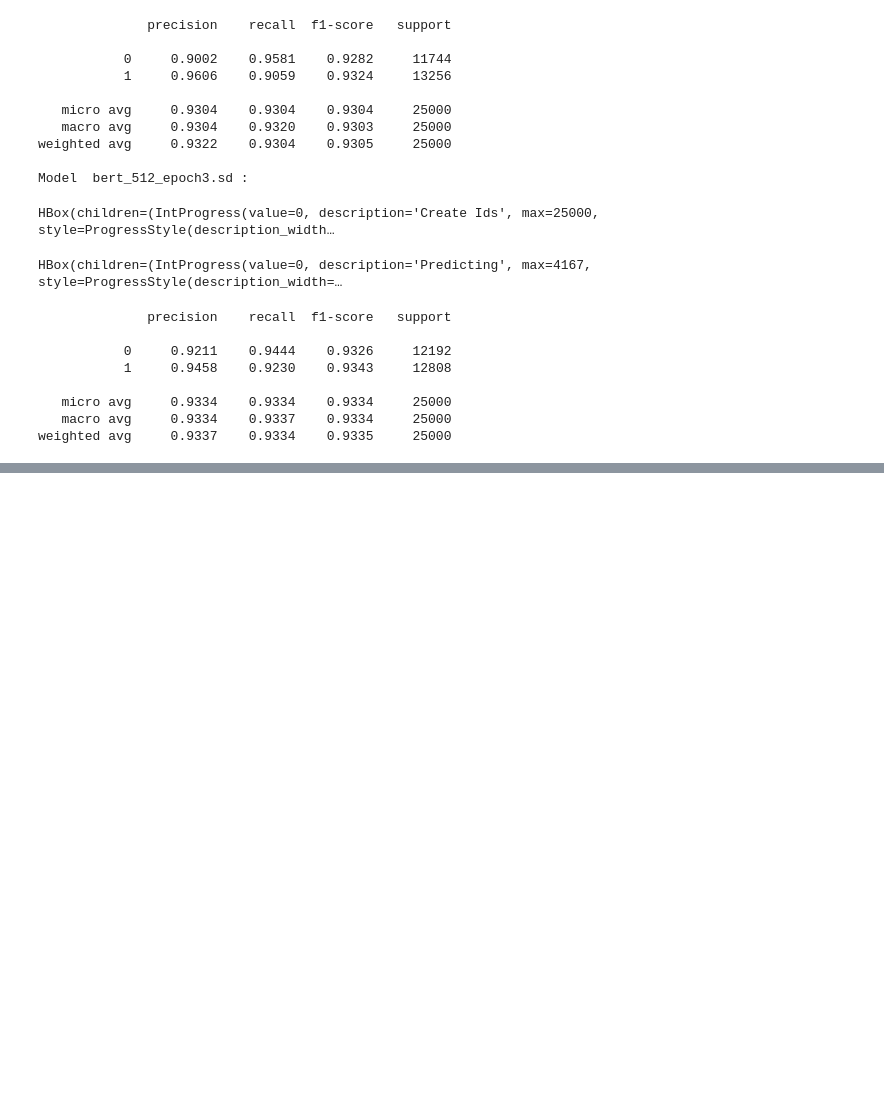
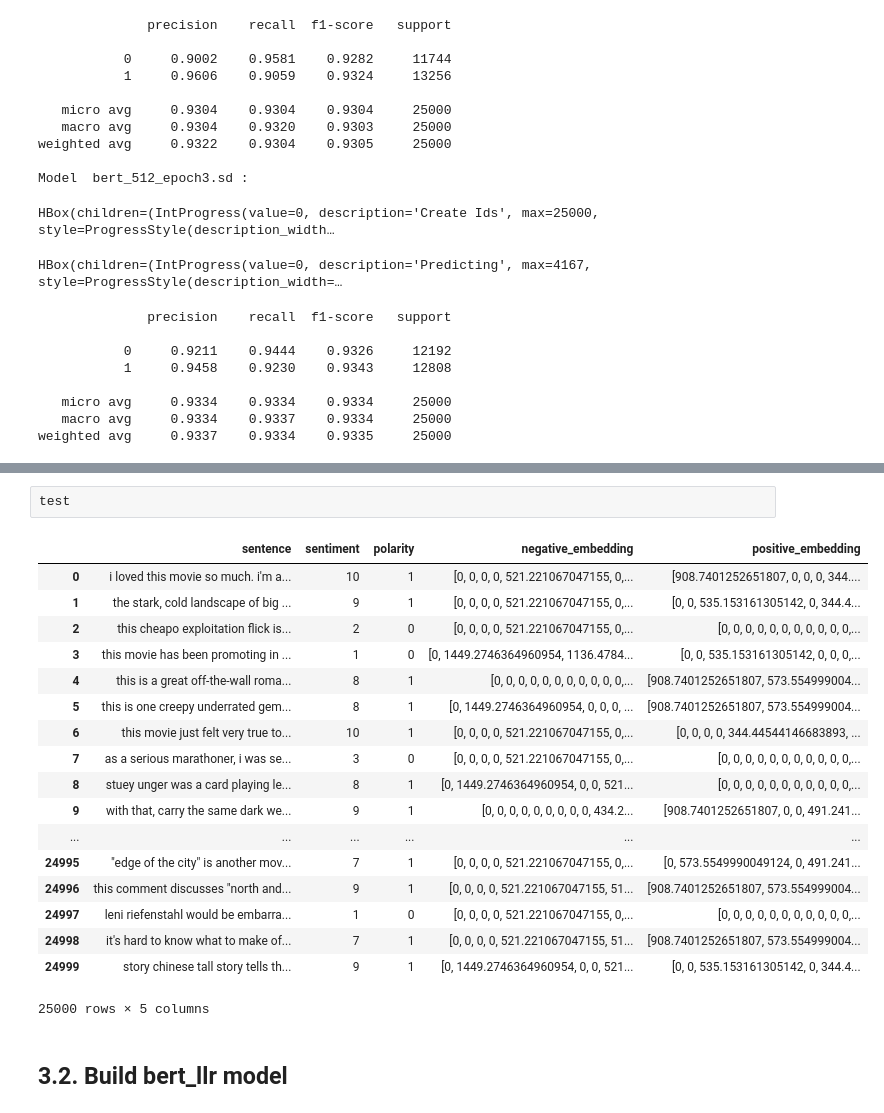
Before and after one commit to duyduc1110/DF2BERT, a Jupyter notebook: BERT_PyTorch.ipynb, the cells around one changed output, grey strips where cells are left out. Saved outputs shown, nothing was run; the diff lists cells and outputs as text; blank space fills up the shorter version.

```diff
--- a/BERT_PyTorch.ipynb
+++ b/BERT_PyTorch.ipynb
@@ -260,0 +343,23 @@ weighted avg     0.9337    0.9334    0.9335     25000
+# %%
+test
+# %% [output]
+|  | sentence | sentiment | polarity | negative_embedding | positive_embedding |
+| 0 | i loved this movie so much. i'm a... | 10 | 1 | [0, 0, 0, 0, 521.221067047155, 0,... | [908.7401252651807, 0, 0, 0, 344.... |
+| 1 | the stark, cold landscape of big ... | 9 | 1 | [0, 0, 0, 0, 521.221067047155, 0,... | [0, 0, 535.153161305142, 0, 344.4... |
+| 2 | this cheapo exploitation flick is... | 2 | 0 | [0, 0, 0, 0, 521.221067047155, 0,... | [0, 0, 0, 0, 0, 0, 0, 0, 0, 0, 0,... |
+| 3 | this movie has been promoting in ... | 1 | 0 | [0, 1449.2746364960954, 1136.4784... | [0, 0, 535.153161305142, 0, 0, 0,... |
+| 4 | this is a great off-the-wall roma... | 8 | 1 | [0, 0, 0, 0, 0, 0, 0, 0, 0, 0, 0,... | [908.7401252651807, 573.554999004... |
+| 5 | this is one creepy underrated gem... | 8 | 1 | [0, 1449.2746364960954, 0, 0, 0, ... | [908.7401252651807, 573.554999004... |
+| 6 | this movie just felt very true to... | 10 | 1 | [0, 0, 0, 0, 521.221067047155, 0,... | [0, 0, 0, 0, 344.44544146683893, ... |
+| 7 | as a serious marathoner, i was se... | 3 | 0 | [0, 0, 0, 0, 521.221067047155, 0,... | [0, 0, 0, 0, 0, 0, 0, 0, 0, 0, 0,... |
+| 8 | stuey unger was a card playing le... | 8 | 1 | [0, 1449.2746364960954, 0, 0, 521... | [0, 0, 0, 0, 0, 0, 0, 0, 0, 0, 0,... |
+| 9 | with that, carry the same dark we... | 9 | 1 | [0, 0, 0, 0, 0, 0, 0, 0, 0, 434.2... | [908.7401252651807, 0, 0, 491.241... |
+| ... | ... | ... | ... | ... | ... |
+| 24995 | "edge of the city" is another mov... | 7 | 1 | [0, 0, 0, 0, 521.221067047155, 0,... | [0, 573.5549990049124, 0, 491.241... |
+| 24996 | this comment discusses "north and... | 9 | 1 | [0, 0, 0, 0, 521.221067047155, 51... | [908.7401252651807, 573.554999004... |
+| 24997 | leni riefenstahl would be embarra... | 1 | 0 | [0, 0, 0, 0, 521.221067047155, 0,... | [0, 0, 0, 0, 0, 0, 0, 0, 0, 0, 0,... |
+| 24998 | it's hard to know what to make of... | 7 | 1 | [0, 0, 0, 0, 521.221067047155, 51... | [908.7401252651807, 573.554999004... |
+| 24999 | story chinese tall story tells th... | 9 | 1 | [0, 1449.2746364960954, 0, 0, 521... | [0, 0, 535.153161305142, 0, 344.4... |
+25000 rows × 5 columns
+# %% [markdown]
+## 3.2. Build bert_llr model
```
Also changed, not shown: parts of 26 cells of this notebook, 1 other file.
